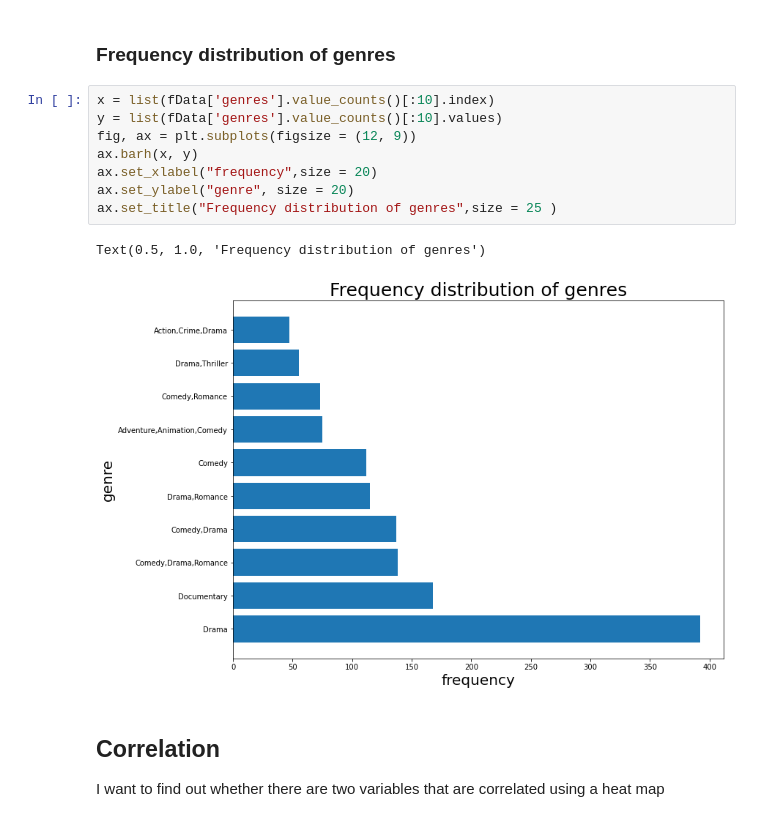
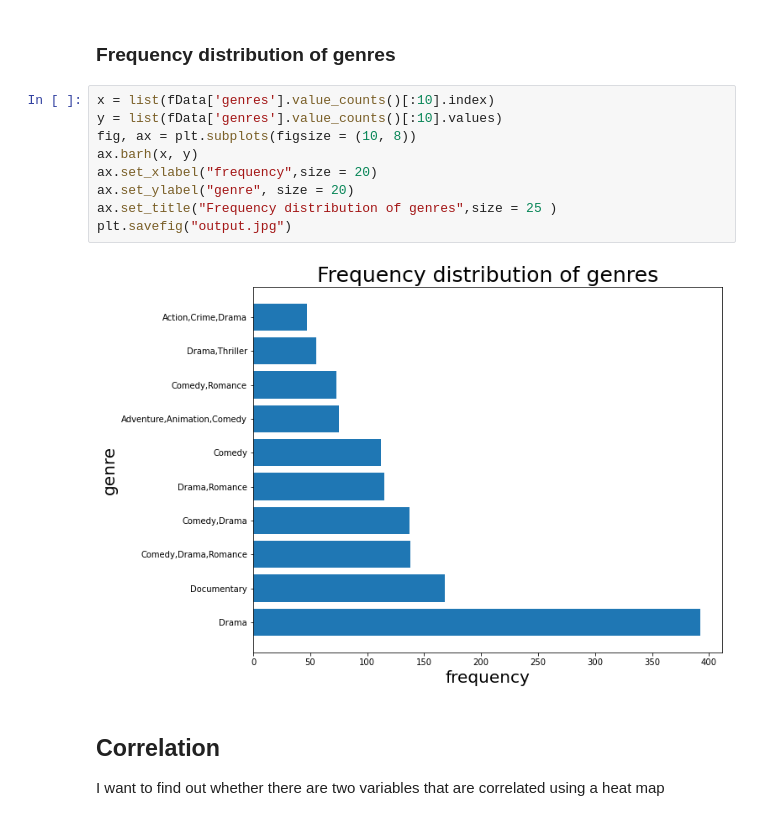
Before and after one commit to AliceWamuyu/dsc-phase-1-project, a Jupyter notebook: student.ipynb, the cells around one changed output. Cells and saved outputs as stored; diff of their text form.

```diff
--- a/student.ipynb
+++ b/student.ipynb
@@ -430,14 +430,14 @@ fData.duplicated().sum()
 # %%
 x = list(fData['genres'].value_counts()[:10].index)
 y = list(fData['genres'].value_counts()[:10].values)
-fig, ax = plt.subplots(figsize = (12, 9))
+fig, ax = plt.subplots(figsize = (10, 8))
 ax.barh(x, y)
 ax.set_xlabel("frequency",size = 20)
 ax.set_ylabel("genre", size = 20)
 ax.set_title("Frequency distribution of genres",size = 25 )
+plt.savefig("output.jpg")
 # %% [output]
-Text(0.5, 1.0, 'Frequency distribution of genres')
-[figure, old version]
+[figure, new version]
 # %% [markdown]
 ## Correlation
 I want to find out whether there are two variables that are correlated using a heat map
```
Also changed, not shown: parts of 1 cell of this notebook, 2 other files.
